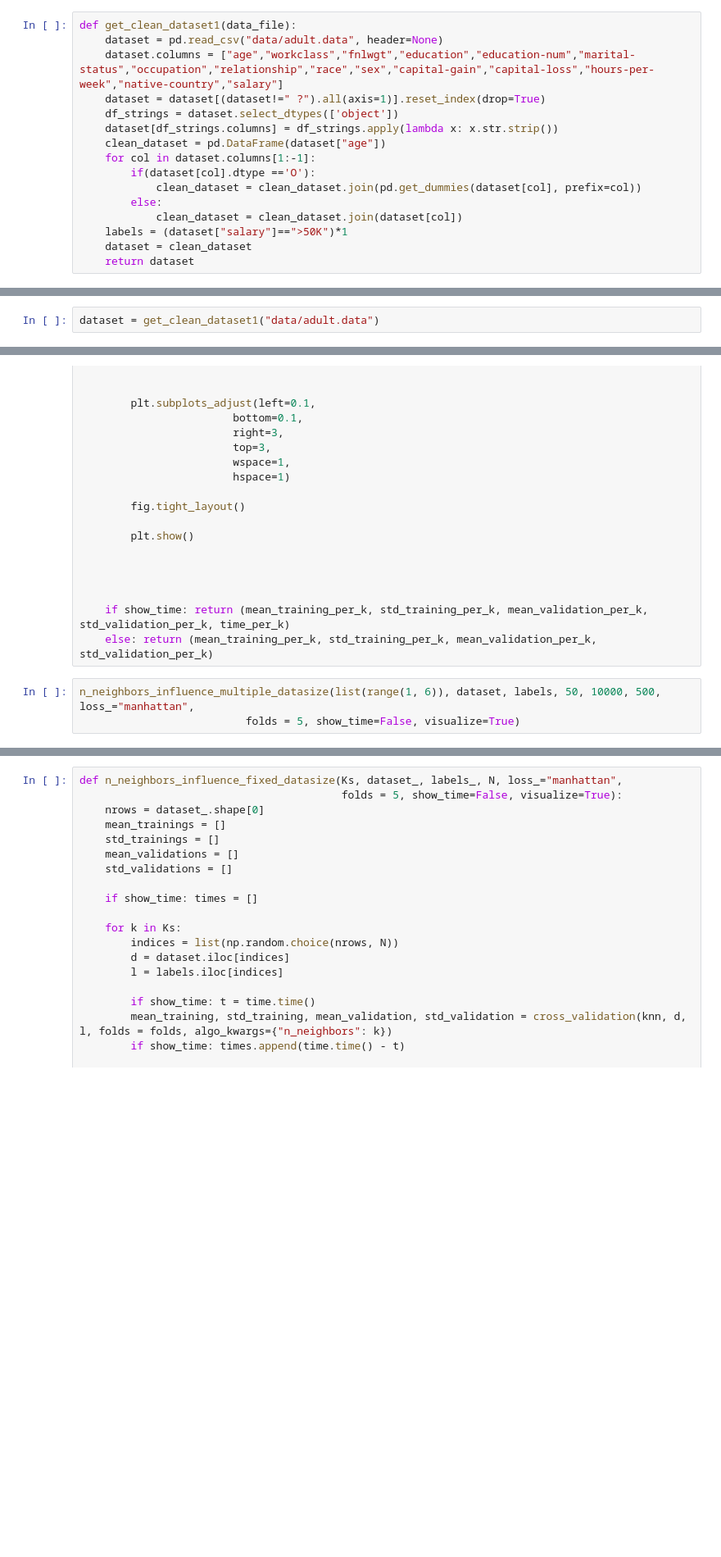
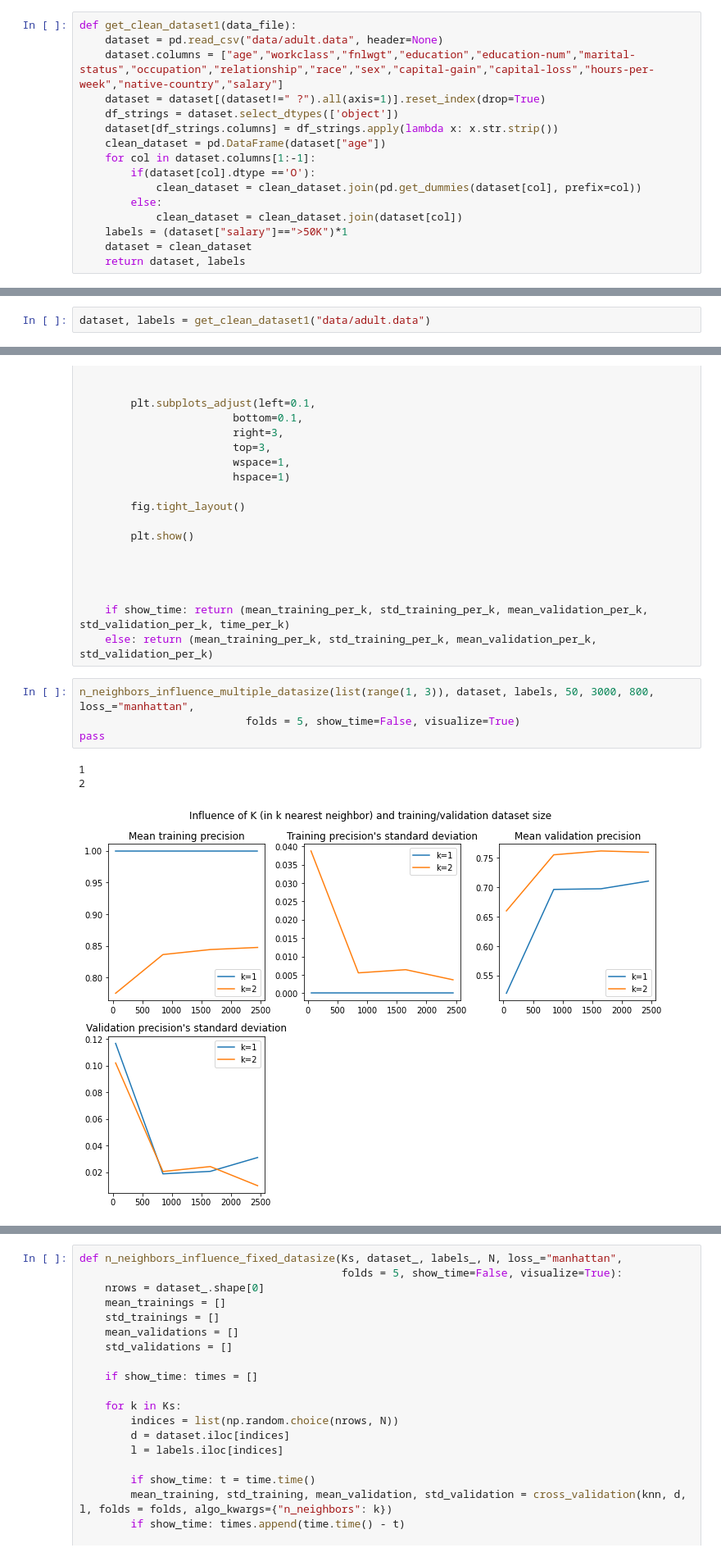
Before and after one commit to nono9212/COMP551_HM1, a Jupyter notebook: Homework.ipynb, the cells around one changed output, grey strips where cells are left out. Shown: that part at 82% size. Drawn from its saved outputs; the diff is of its cells as text; blank space fills up the shorter version.

Commit message:
datasetsize effect moved up

```diff
--- a/Homework.ipynb
+++ b/Homework.ipynb
@@ -29,11 +29,11 @@ def get_clean_dataset1(data_file):
             clean_dataset = clean_dataset.join(dataset[col])
     labels = (dataset["salary"]==">50K")*1
     dataset = clean_dataset
-    return dataset
+    return dataset, labels
 # %% [markdown]
 ### Training / Validation dataset
 # %%
-dataset = get_clean_dataset1("data/adult.data")
+dataset, labels = get_clean_dataset1("data/adult.data")
 # %% [markdown]
 ### Test dataset
 # %%
@@ -204,5 +252,10 @@ def n_neighbors_influence_multiple_datasize(Ks, dataset_, labels_, N_start, N_en
     if show_time: return (mean_training_per_k, std_training_per_k, mean_validation_per_k, std_validation_per_k, time_per_k)
     else: return (mean_training_per_k, std_training_per_k, mean_validation_per_k, std_validation_per_k)
 # %%
-n_neighbors_influence_multiple_datasize(list(range(1, 6)), dataset, labels, 50, 10000, 500, loss_="manhattan",
+n_neighbors_influence_multiple_datasize(list(range(1, 3)), dataset, labels, 50, 3000, 800, loss_="manhattan",
                           folds = 5, show_time=False, visualize=True)
+pass
+# %% [output]
+1
+2
+[figure, added]
```
Also changed, not shown: parts of 3 cells of this notebook.
